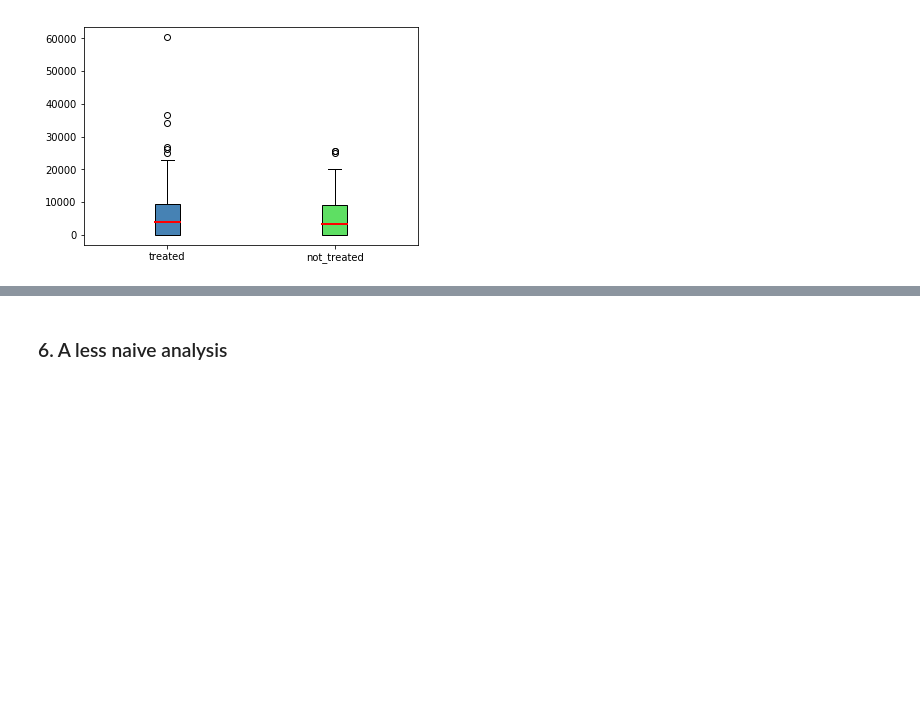
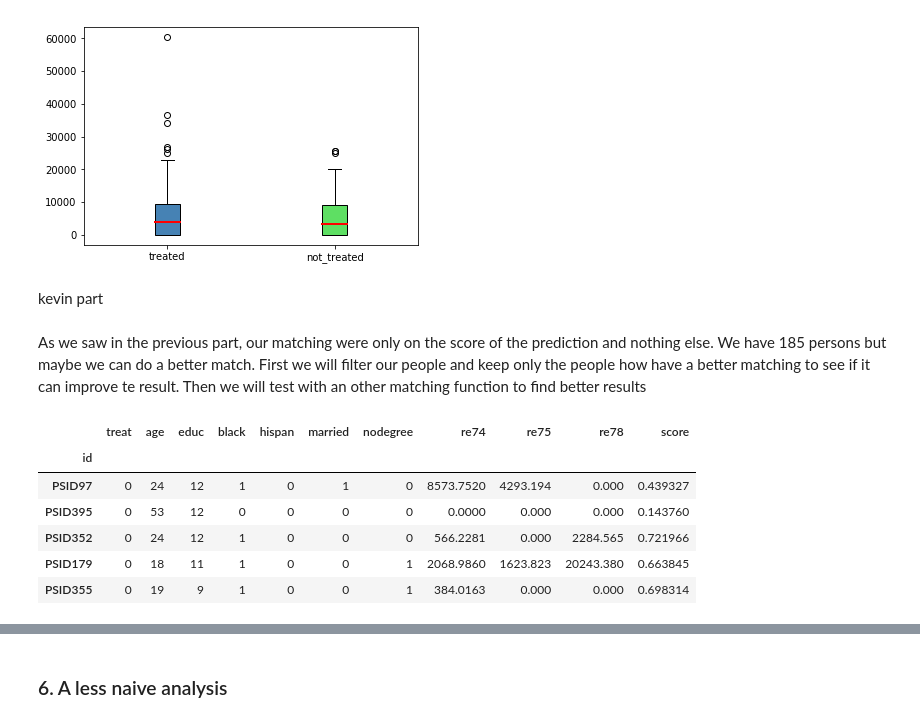
Before and after one commit to IsaacLeimgruber/ADA_labs_repo, a Jupyter notebook: 04 - Applied ML/HW04_Charles.ipynb, the cells around one changed output, grey strips where cells are left out. Saved outputs shown, nothing was run; the diff lists cells and outputs as text; code cells hidden in the pictures; blank space fills up the shorter version.

```diff
--- a/04 - Applied ML/HW04_Charles.ipynb
+++ b/04 - Applied ML/HW04_Charles.ipynb
@@ -608,3 +608,17 @@ patients_treated_race.describe()
 make_boxplot(patients_treated_race, patients_not_treated_race, 're78', ['treated', 'not_treated'], ['steelblue', '#5EDF63'])
 # %% [output]
 [figure]
+# %% [markdown]
+kevin part
+# %% [markdown]
+As we saw in the previous part, our matching were only on the score of the prediction and nothing else. We have 185 persons but maybe we can do a better match. First we will filter our people and keep only the people how have a better matching to see if it can improve te result. Then we will test with an other matching function to find better results
+# %%
+patients_not_treated_matched.head()
+# %% [output]
+|  | treat | age | educ | black | hispan | married | nodegree | re74 | re75 | re78 | score |
+| id |  |  |  |  |  |  |  |  |  |  |  |
+| PSID97 | 0 | 24 | 12 | 1 | 0 | 1 | 0 | 8573.7520 | 4293.194 | 0.000 | 0.439327 |
+| PSID395 | 0 | 53 | 12 | 0 | 0 | 0 | 0 | 0.0000 | 0.000 | 0.000 | 0.143760 |
+| PSID352 | 0 | 24 | 12 | 1 | 0 | 0 | 0 | 566.2281 | 0.000 | 2284.565 | 0.721966 |
+| PSID179 | 0 | 18 | 11 | 1 | 0 | 0 | 1 | 2068.9860 | 1623.823 | 20243.380 | 0.663845 |
+| PSID355 | 0 | 19 | 9 | 1 | 0 | 0 | 1 | 384.0163 | 0.000 | 0.000 | 0.698314 |
```
Also changed, not shown: parts of 21 cells of this notebook.
